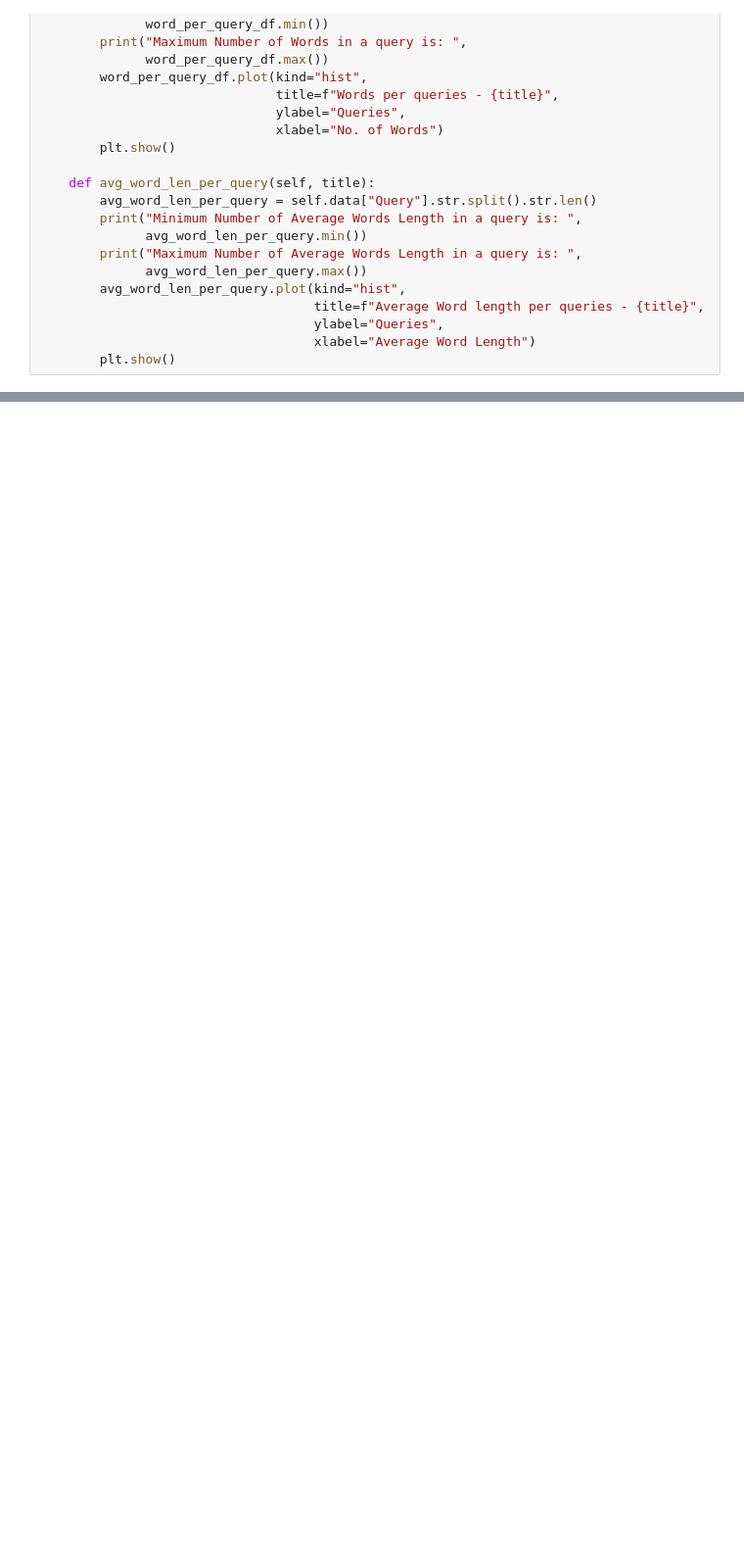
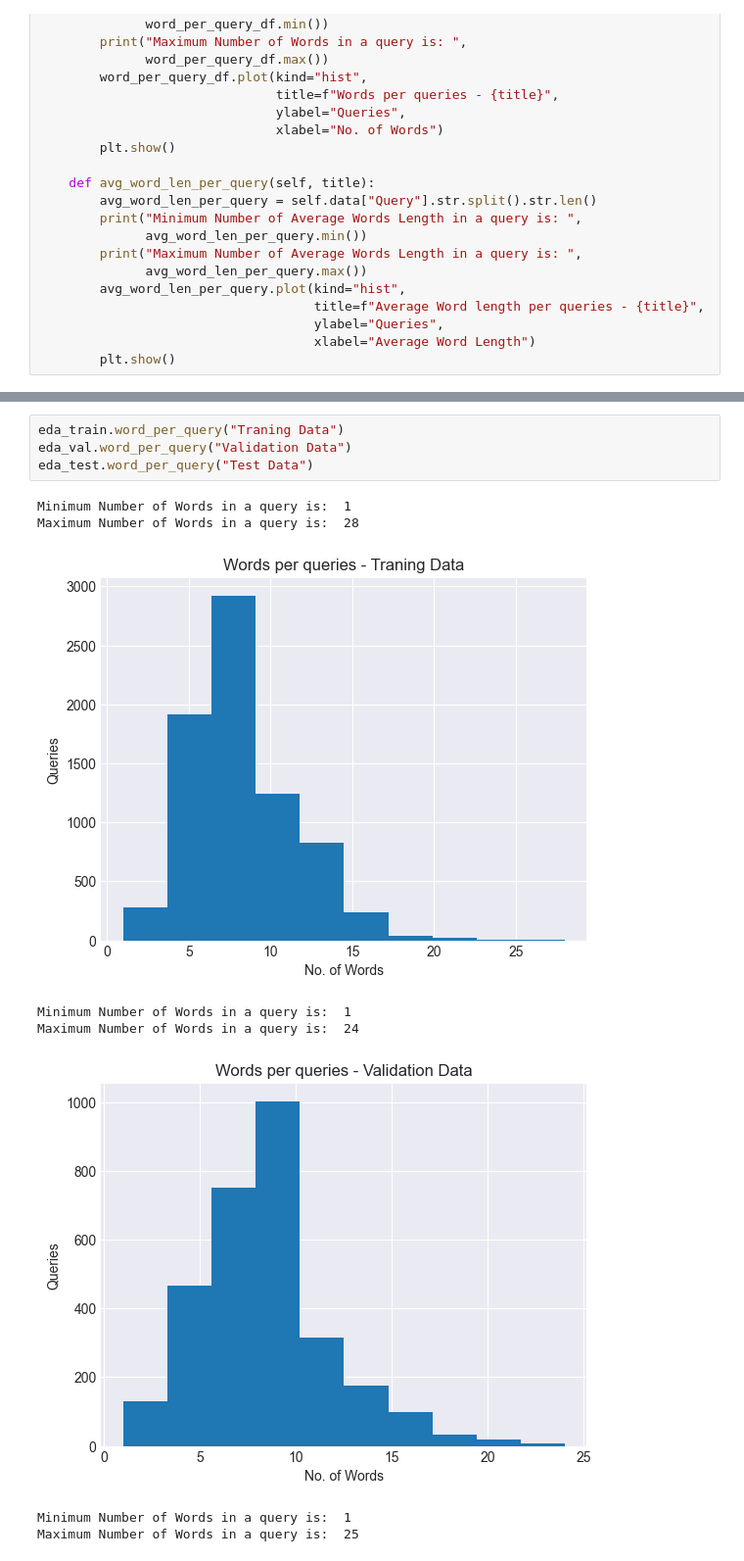
Before and after one commit to Mohitag94/MScDataScience_Project, a Jupyter notebook: preprocess_eda.ipynb, the cells around one changed output, grey strips where cells are left out. Shown at 98% size. Saved outputs shown, nothing was run; the diff lists cells and outputs as text; blank space fills up the shorter version.

```diff
--- a/preprocess_eda.ipynb
+++ b/preprocess_eda.ipynb
@@ -133,0 +211,13 @@ class eda():
+# %%
+eda_train.word_per_query("Traning Data")
+eda_val.word_per_query("Validation Data")
+eda_test.word_per_query("Test Data")
+# %% [output]
+Minimum Number of Words in a query is:  1
+Maximum Number of Words in a query is:  28
+[figure, added]
+Minimum Number of Words in a query is:  1
+Maximum Number of Words in a query is:  24
+[figure, added]
+Minimum Number of Words in a query is:  1
+Maximum Number of Words in a query is:  25
```
Also changed, not shown: parts of 9 cells of this notebook, 1 other file.
